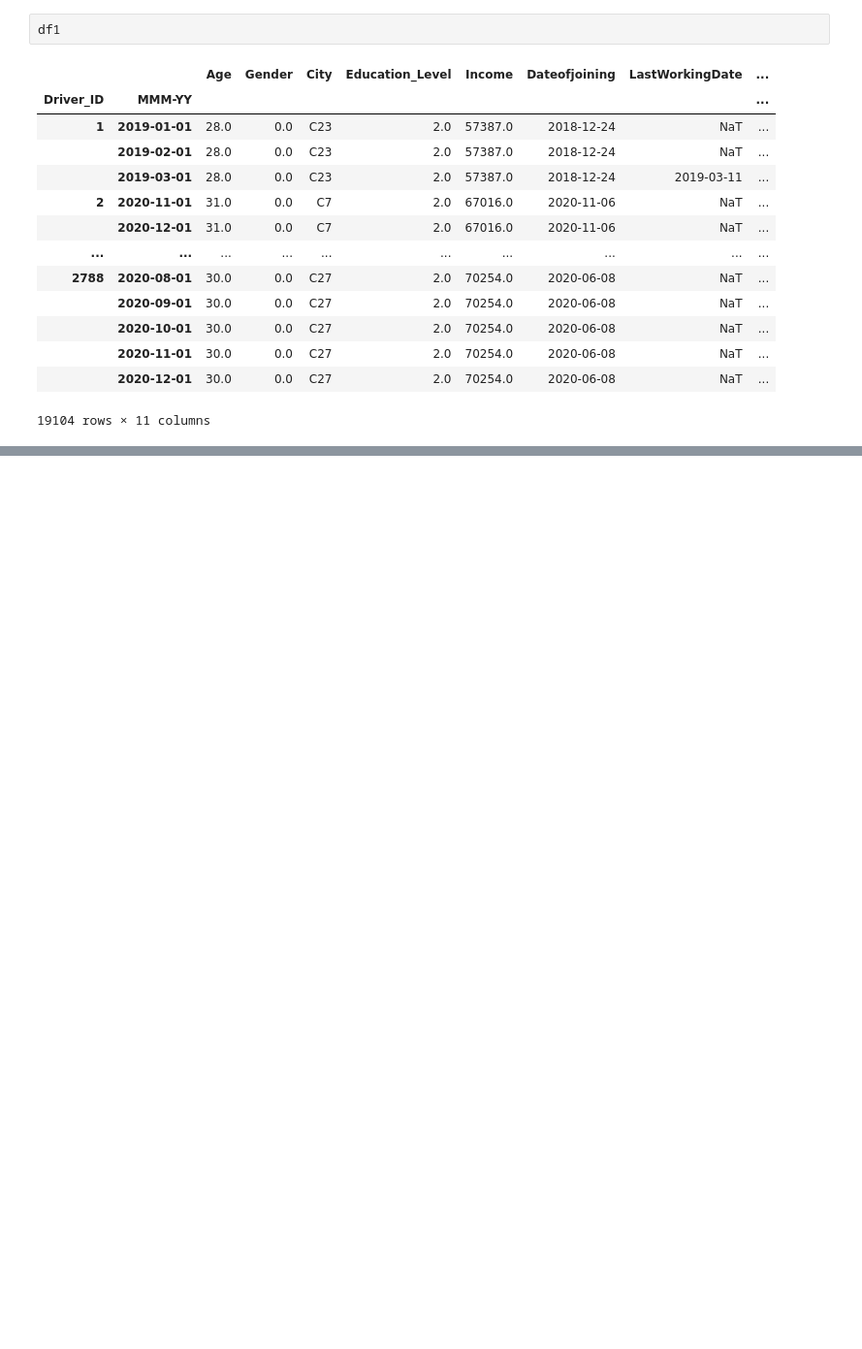
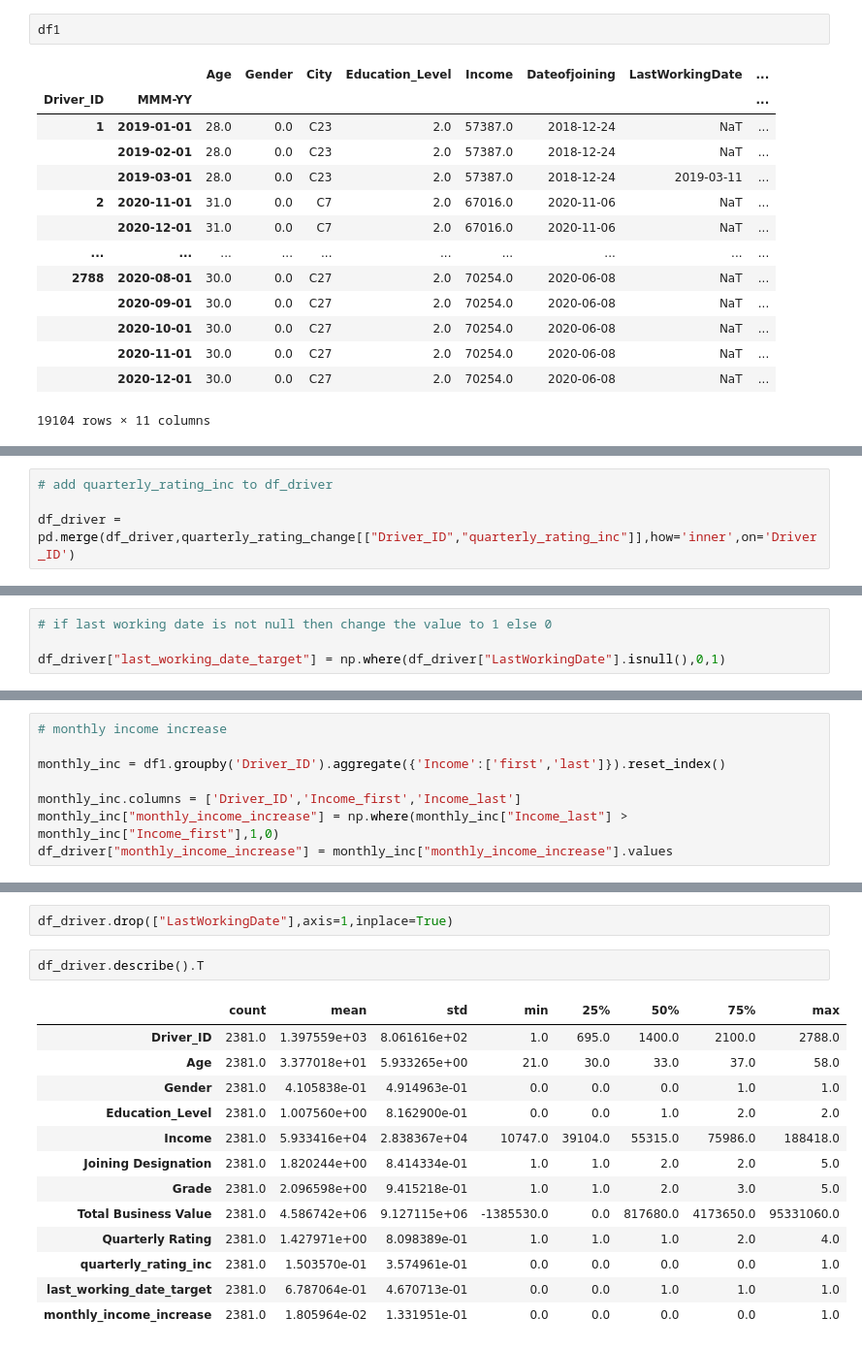
Before and after one commit to mahikshith/AWS-EC2-deployment-of-Ola-driver-churn-prediction-using-ensemble-learning, a Jupyter notebook: Ola_ensemble_mykee.ipynb, the cells around one changed output, grey strips where cells are left out. Shown: that part at 97% size. Saved outputs shown, nothing was run; the diff lists cells and outputs as text; blank space fills up the shorter version.

```diff
--- a/Ola_ensemble_mykee.ipynb
+++ b/Ola_ensemble_mykee.ipynb
@@ -223,0 +285,4 @@ MultiIndex([(   1, '2019-01-01'),
+# %%
+# add quarterly_rating_inc to df_driver
+
+df_driver = pd.merge(df_driver,quarterly_rating_change[["Driver_ID","quarterly_rating_inc"]],how='inner',on='Driver_ID')
@@ -223,0 +294,4 @@ MultiIndex([(   1, '2019-01-01'),
+# %%
+# if last working date is not null then change the value to 1 else 0
+
+df_driver["last_working_date_target"] = np.where(df_driver["LastWorkingDate"].isnull(),0,1)
@@ -223,0 +302,8 @@ MultiIndex([(   1, '2019-01-01'),
+# %%
+# monthly income increase
+
+monthly_inc = df1.groupby('Driver_ID').aggregate({'Income':['first','last']}).reset_index()
+
+monthly_inc.columns = ['Driver_ID','Income_first','Income_last']
+monthly_inc["monthly_income_increase"] = np.where(monthly_inc["Income_last"] > monthly_inc["Income_first"],1,0)
+df_driver["monthly_income_increase"] = monthly_inc["monthly_income_increase"].values
@@ -223,0 +346,18 @@ MultiIndex([(   1, '2019-01-01'),
+# %%
+df_driver.drop(["LastWorkingDate"],axis=1,inplace=True)
+# %%
+df_driver.describe().T
+# %% [output]
+|  | count | mean | std | min | 25% | 50% | 75% | max |
+| Driver_ID | 2381.0 | 1.397559e+03 | 8.061616e+02 | 1.0 | 695.0 | 1400.0 | 2100.0 | 2788.0 |
+| Age | 2381.0 | 3.377018e+01 | 5.933265e+00 | 21.0 | 30.0 | 33.0 | 37.0 | 58.0 |
+| Gender | 2381.0 | 4.105838e-01 | 4.914963e-01 | 0.0 | 0.0 | 0.0 | 1.0 | 1.0 |
+| Education_Level | 2381.0 | 1.007560e+00 | 8.162900e-01 | 0.0 | 0.0 | 1.0 | 2.0 | 2.0 |
+| Income | 2381.0 | 5.933416e+04 | 2.838367e+04 | 10747.0 | 39104.0 | 55315.0 | 75986.0 | 188418.0 |
+| Joining Designation | 2381.0 | 1.820244e+00 | 8.414334e-01 | 1.0 | 1.0 | 2.0 | 2.0 | 5.0 |
+| Grade | 2381.0 | 2.096598e+00 | 9.415218e-01 | 1.0 | 1.0 | 2.0 | 3.0 | 5.0 |
+| Total Business Value | 2381.0 | 4.586742e+06 | 9.127115e+06 | -1385530.0 | 0.0 | 817680.0 | 4173650.0 | 95331060.0 |
+| Quarterly Rating | 2381.0 | 1.427971e+00 | 8.098389e-01 | 1.0 | 1.0 | 1.0 | 2.0 | 4.0 |
+| quarterly_rating_inc | 2381.0 | 1.503570e-01 | 3.574961e-01 | 0.0 | 0.0 | 0.0 | 0.0 | 1.0 |
+| last_working_date_target | 2381.0 | 6.787064e-01 | 4.670713e-01 | 0.0 | 0.0 | 1.0 | 1.0 | 1.0 |
+| monthly_income_increase | 2381.0 | 1.805964e-02 | 1.331951e-01 | 0.0 | 0.0 | 0.0 | 0.0 | 1.0 |
```
Also changed, not shown: parts of 20 cells of this notebook.
